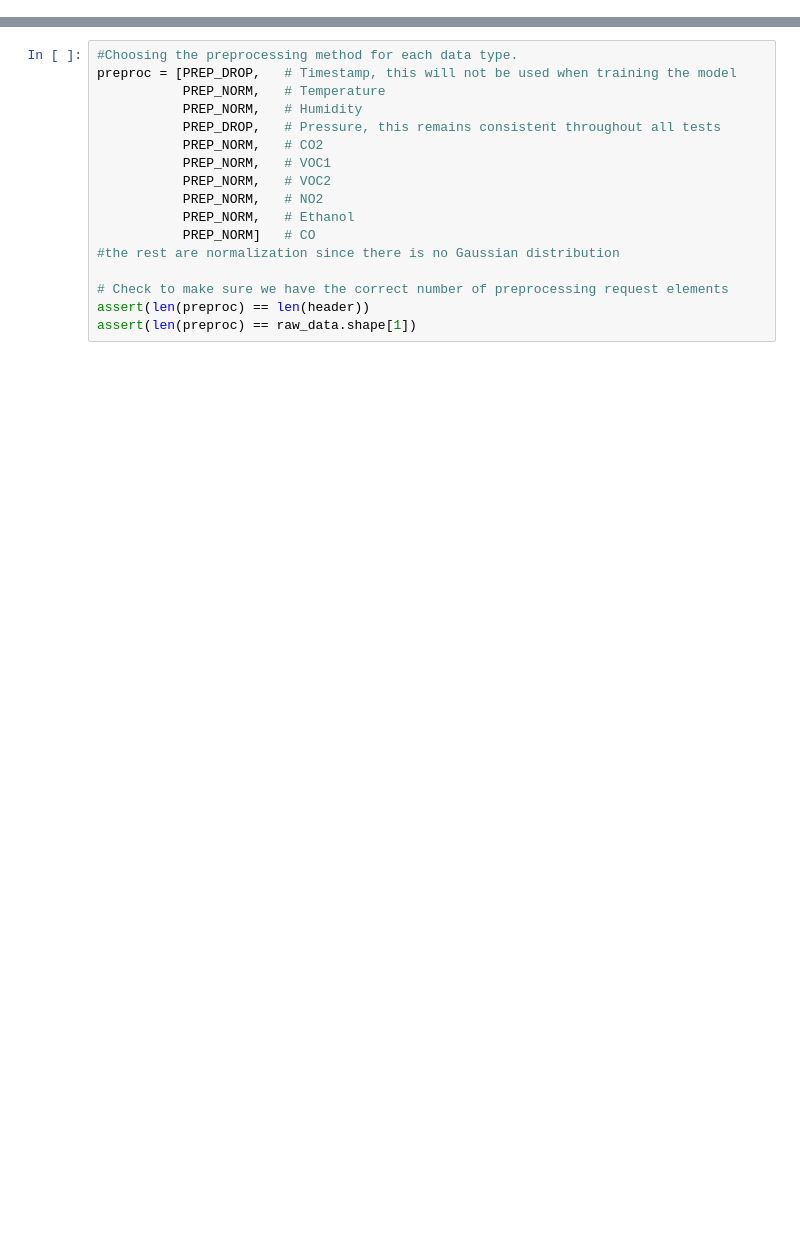
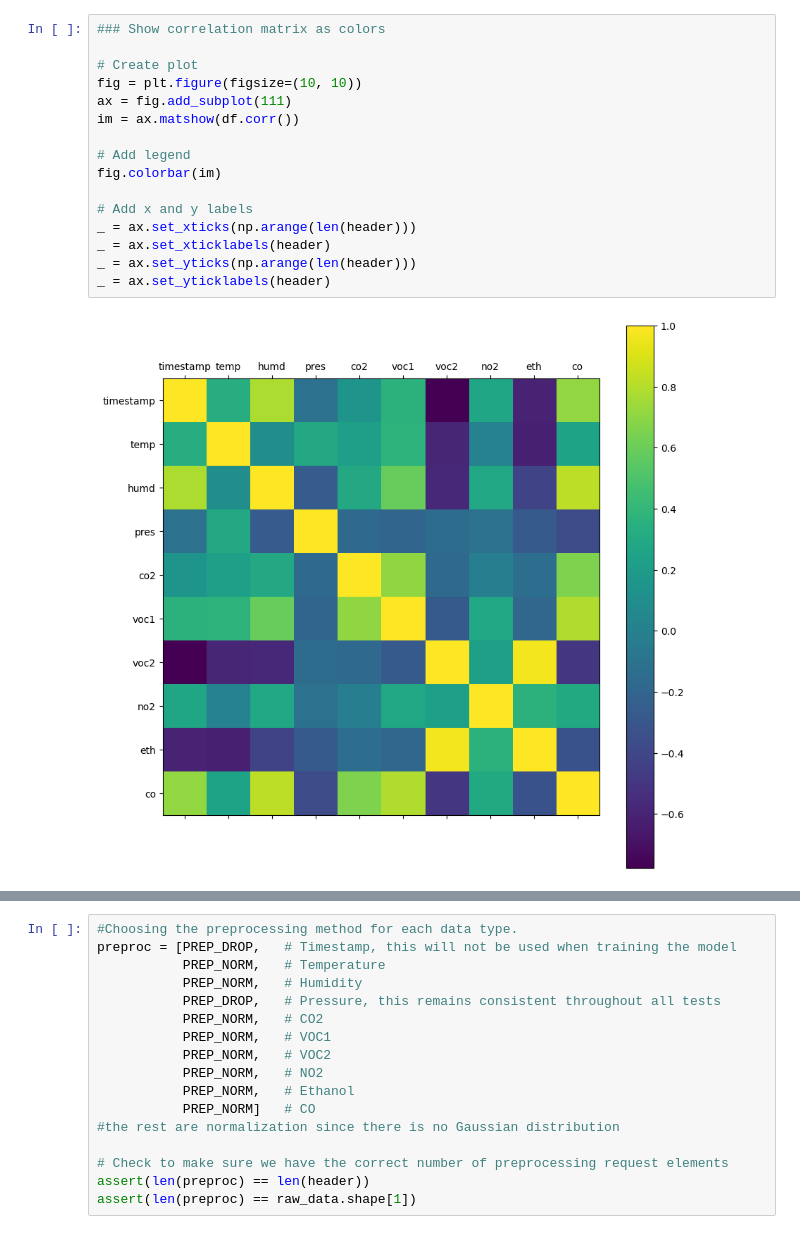
Before and after one commit to Tobias66662/Machine-Learning---E-nose-mini-project, a Jupyter notebook: DataCuration.ipynb, the cells around one changed output, grey strips where cells are left out. Saved outputs shown, nothing was run; the diff lists cells and outputs as text; blank space fills up the shorter version.

```diff
--- a/DataCuration.ipynb
+++ b/DataCuration.ipynb
@@ -4,0 +109,18 @@
+# %%
+### Show correlation matrix as colors
+
+# Create plot
+fig = plt.figure(figsize=(10, 10))
+ax = fig.add_subplot(111)
+im = ax.matshow(df.corr())
+
+# Add legend
+fig.colorbar(im)
+
+# Add x and y labels
+_ = ax.set_xticks(np.arange(len(header)))
+_ = ax.set_xticklabels(header)
+_ = ax.set_yticks(np.arange(len(header)))
+_ = ax.set_yticklabels(header)
+# %% [output]
+[figure, added]
```
Also changed, not shown: parts of 18 cells of this notebook.
